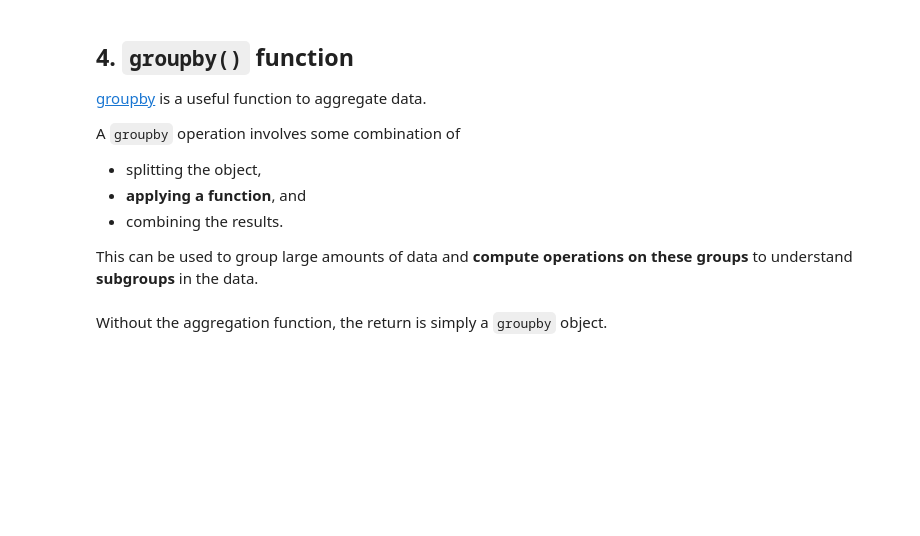
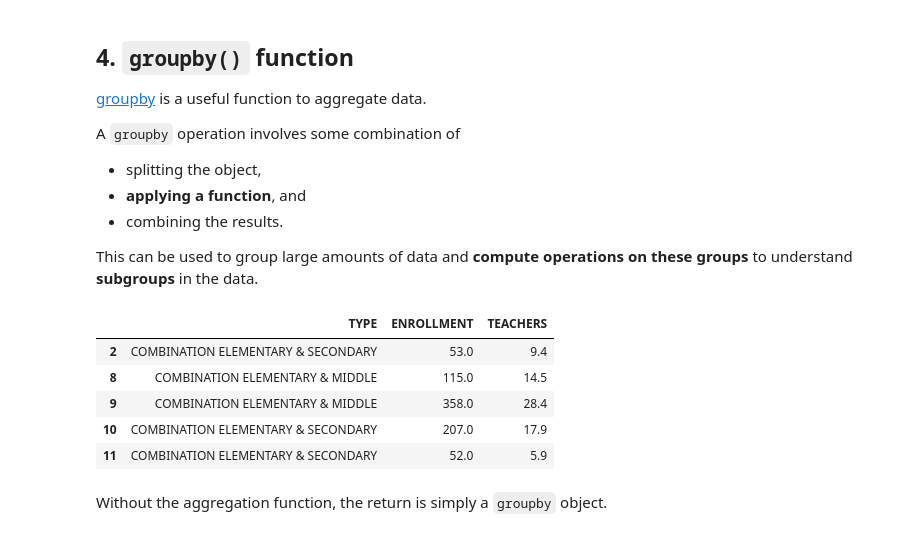
Before and after one commit to chjch/gisautomation, a Jupyter notebook: docs/modules/5-2.Intro_to_Pandas.ipynb, the cells around one changed output. Saved outputs shown, nothing was run; the diff lists cells and outputs as text; code cells hidden in the pictures; blank space fills up the shorter version.

```diff
--- a/docs/modules/5-2.Intro_to_Pandas.ipynb
+++ b/docs/modules/5-2.Intro_to_Pandas.ipynb
@@ -636,7 +635,18 @@ A `groupby` operation involves some combination of
 This can be used to group large amounts of data and **compute operations on these groups**
 to understand **subgroups** in the data.
 # %%
-school_df = school_df.loc[(school_df["ENROLLMENT"] > 0) & (school_df["TEACHERS"])]
+school_df = school_df.loc[
+    (school_df["ENROLLMENT"] > 0) & (school_df["TEACHERS"] > 0),
+    ['TYPE','ENROLLMENT', 'TEACHERS']
+]
+school_df.head()
+# %% [output]
+|  | TYPE | ENROLLMENT | TEACHERS |
+| 2 | COMBINATION ELEMENTARY & SECONDARY | 53.0 | 9.4 |
+| 8 | COMBINATION ELEMENTARY & MIDDLE | 115.0 | 14.5 |
+| 9 | COMBINATION ELEMENTARY & MIDDLE | 358.0 | 28.4 |
+| 10 | COMBINATION ELEMENTARY & SECONDARY | 207.0 | 17.9 |
+| 11 | COMBINATION ELEMENTARY & SECONDARY | 52.0 | 5.9 |
 # %% [markdown]
 Without the aggregation function, the return is simply a `groupby` object.
 # %%
```
Also changed, not shown: parts of 3 cells of this notebook.
